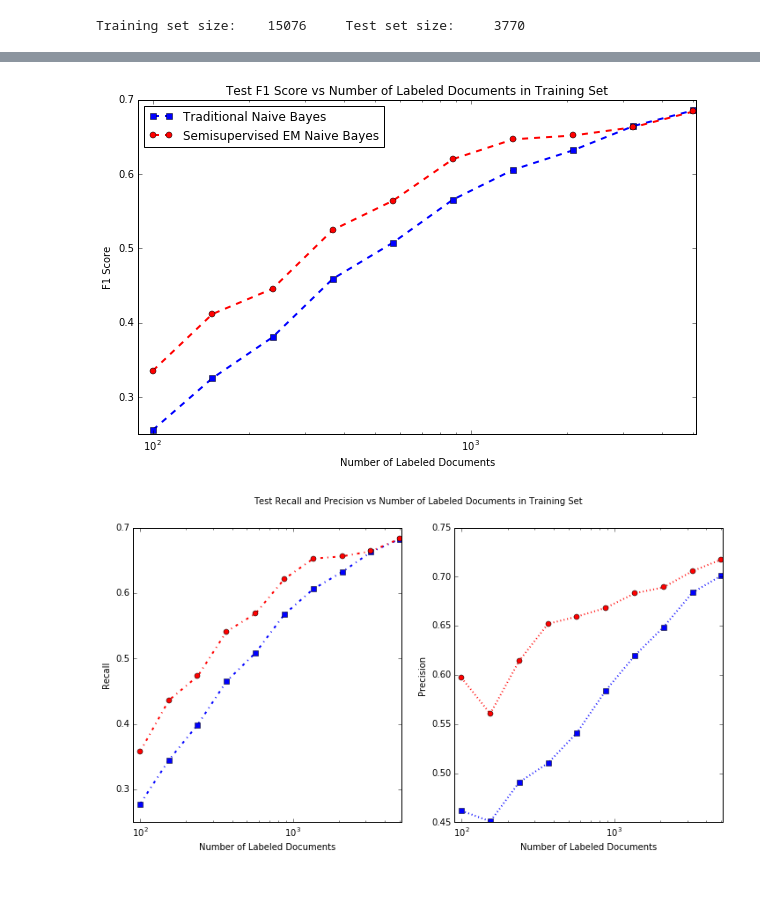
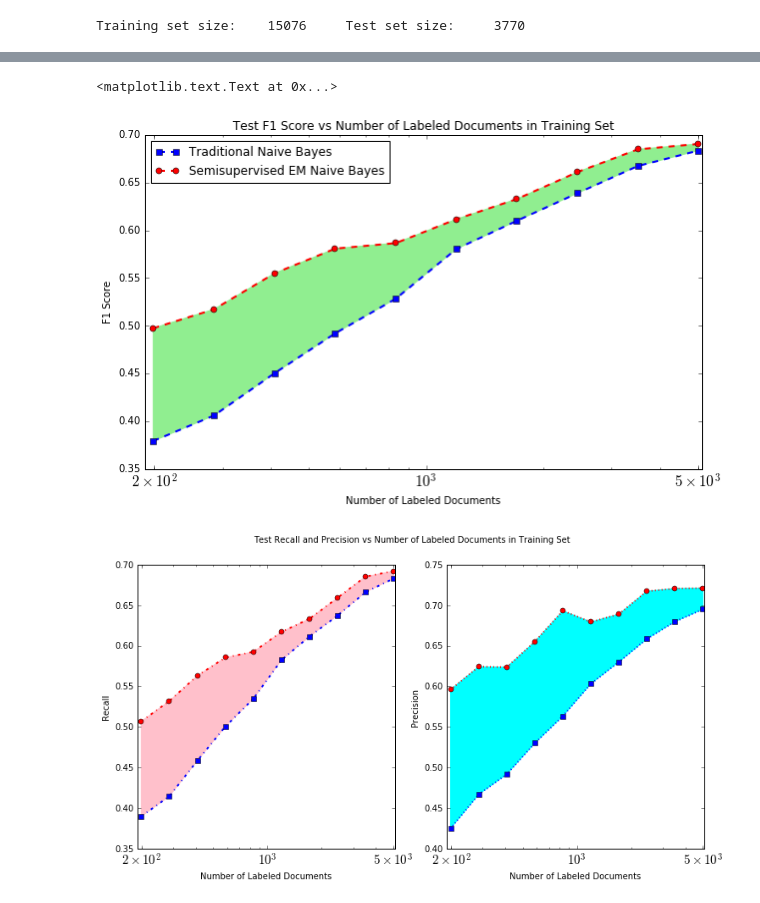
Before and after one commit to jerry-shijieli/Text_Classification_Using_EM_And_Semisupervied_Learning, a Jupyter notebook: code/EM_NB_text_classification_v5.ipynb, the cells around one changed output, grey strips where cells are left out. Cells and saved outputs as stored; diff of their text form; code cells hidden in the pictures.

Commit message:
update code of result plot
add label to log scale axis; fill color between lines

```diff
--- a/code/EM_NB_text_classification_v5.ipynb
+++ b/code/EM_NB_text_classification_v5.ipynb
@@ -115,6 +115,6 @@ print train_vec.shape, test_vec.shape
 split_ratio = 0.2 # labeled vs total(labeled+unlabeled)
 # X_l, X_u, y_l, y_u = train_test_split(train_vec, train_y, train_size=split_ratio, stratify=train_y)
 X_l, X_u, y_l, y_u = train_test_split(train_vec, train_y, test_size=10000, stratify=train_y)
-experiments = np.logspace(2, 3.7, num=10, base=10, dtype='int')
+experiments = np.logspace(2.3, 3.7, num=10, base=10, dtype='int')
 print X_l.shape, X_u.shape
 # %% [output]
@@ -380,33 +386,43 @@ fig = plt.figure(figsize=(10,6))
 ax = fig.add_subplot(111)
 ax.plot(experiments, nb_test_scores['f1_score'], color='b', marker='s', linestyle='--', linewidth=2, label='Traditional Naive Bayes')
 ax.plot(experiments, em_nb_test_scores['f1_score'], color='r', marker='o', linestyle='--', linewidth=2, label='Semisupervised EM Naive Bayes')
+ax.fill_between(experiments, nb_test_scores['f1_score'], em_nb_test_scores['f1_score'], color='lightgreen')
 ax.set_xlabel('Number of Labeled Documents')
 ax.set_ylabel('F1 Score')
 ax.set_xlim(left=np.min(experiments)-10, right=np.max(experiments)+100)
+ax.set_xscale('log')
+ax.set_xticks([200, 1000, 5000])
+ax.set_xticklabels([r'$2\times10^2$', r'$10^3$', r'$5\times10^3$'], fontsize=15)
 plt.legend(loc='upper left')
 plt.title('Test F1 Score vs Number of Labeled Documents in Training Set')
-plt.xscale('log')
 # %% [output]
+<matplotlib.text.Text at 0x...>
-[figure, old version]
+[figure, new version]
 # %%
 # Plot and compare test recall and precisions metrics
 fig = plt.figure(figsize=(12, 6))
 ax1 = fig.add_subplot(121)
 ax1.plot(experiments, nb_test_scores['recall'], color='b', marker='s', linestyle='-.', linewidth=2, label='Traditional Naive Bayes')
 ax1.plot(experiments, em_nb_test_scores['recall'], color='r', marker='o', linestyle='-.', linewidth=2, label='Semisupervised EM Naive Bayes')
+ax1.fill_between(experiments, nb_test_scores['recall'], em_nb_test_scores['recall'], color='pink')
 ax1.set_xlabel('Number of Labeled Documents')
 ax1.set_ylabel('Recall')
 ax1.set_xlim(left=np.min(experiments)-10, right=np.max(experiments)+100)
 ax1.set_xscale('log')
-# ax1.legend(loc='lower right')
+ax1.set_xticks([200, 1000, 5000])
+ax1.set_xticklabels([r'$2\times10^2$', r'$10^3$', r'$5\times10^3$'], fontsize=15)
+
 ax2 = fig.add_subplot(122)
 ax2.plot(experiments, nb_test_scores['precision'], color='b', marker='s', linestyle=':', linewidth=2, label='Traditional Naive Bayes')
 ax2.plot(experiments, em_nb_test_scores['precision'], color='r', marker='o', linestyle=':', linewidth=2, label='Semisupervised EM Naive Bayes')
+ax2.fill_between(experiments, nb_test_scores['precision'], em_nb_test_scores['precision'], color='aqua')
 ax2.set_xlabel('Number of Labeled Documents')
 ax2.set_ylabel('Precision')
 ax2.set_xlim(left=np.min(experiments)-10, right=np.max(experiments)+100)
 ax2.set_xscale('log')
+ax2.set_xticks([200, 1000, 5000])
+ax2.set_xticklabels([r'$2\times10^2$', r'$10^3$', r'$5\times10^3$'], fontsize=15)
 fig.suptitle('Test Recall and Precision vs Number of Labeled Documents in Training Set')
 plt.show()
 # %% [output]
-[figure, old version]
+[figure, new version]
```
Also changed, not shown: parts of 12 cells of this notebook.
